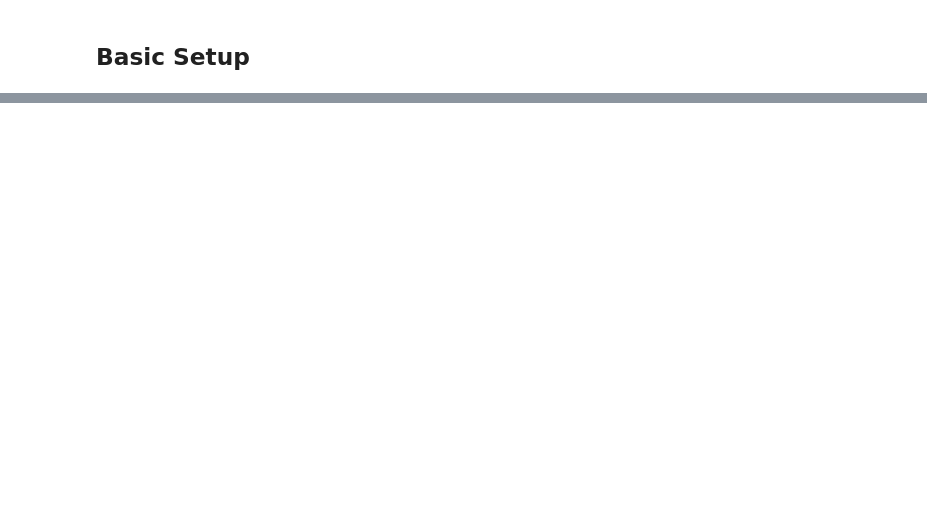
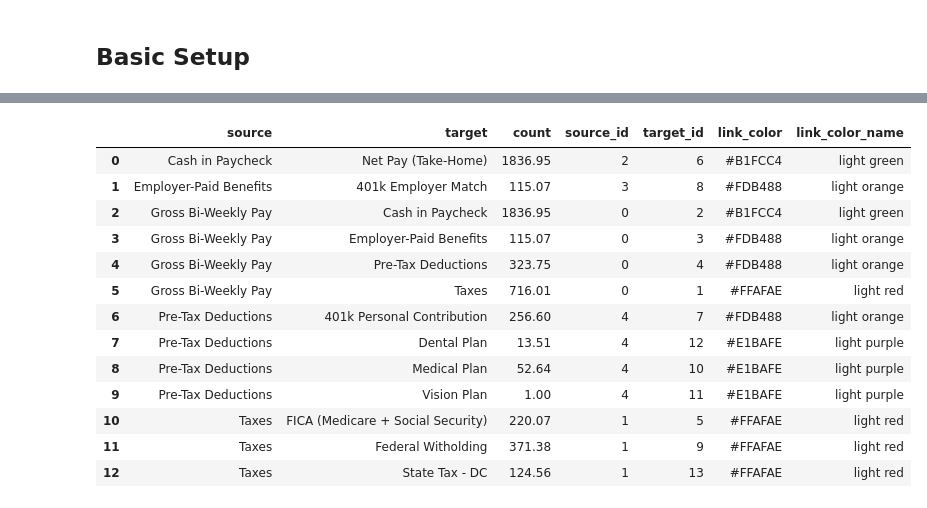
Before and after one commit to pmaji/data-science-toolkit, a Jupyter notebook: eda-and-visualization/sankey_charts.ipynb, the cells around one changed output, grey strips where cells are left out. Saved outputs shown, nothing was run; the diff lists cells and outputs as text; code cells hidden in the pictures; blank space fills up the shorter version.

```diff
--- a/eda-and-visualization/sankey_charts.ipynb
+++ b/eda-and-visualization/sankey_charts.ipynb
@@ -419,0 +36,3 @@ comparative_radar_builder(9,30)
+# %%
+# read in tabular data saved to CSV from excel, in tidy format
+base_data = pd.read_csv(filepath_or_buffer = './data/dc_paycheck_sankey_basedata.csv')
@@ -419,0 +329,18 @@ comparative_radar_builder(9,30)
+# %%
+# final look at df; it's now ready to make the figure!
+source_target_df
+# %% [output]
+|  | source | target | count | source_id | target_id | link_color | link_color_name |
+| 0 | Cash in Paycheck | Net Pay (Take-Home) | 1836.95 | 2 | 6 | #B1FCC4 | light green |
+| 1 | Employer-Paid Benefits | 401k Employer Match | 115.07 | 3 | 8 | #FDB488 | light orange |
+| 2 | Gross Bi-Weekly Pay | Cash in Paycheck | 1836.95 | 0 | 2 | #B1FCC4 | light green |
+| 3 | Gross Bi-Weekly Pay | Employer-Paid Benefits | 115.07 | 0 | 3 | #FDB488 | light orange |
+| 4 | Gross Bi-Weekly Pay | Pre-Tax Deductions | 323.75 | 0 | 4 | #FDB488 | light orange |
+| 5 | Gross Bi-Weekly Pay | Taxes | 716.01 | 0 | 1 | #FFAFAE | light red |
+| 6 | Pre-Tax Deductions | 401k Personal Contribution | 256.60 | 4 | 7 | #FDB488 | light orange |
+| 7 | Pre-Tax Deductions | Dental Plan | 13.51 | 4 | 12 | #E1BAFE | light purple |
+| 8 | Pre-Tax Deductions | Medical Plan | 52.64 | 4 | 10 | #E1BAFE | light purple |
+| 9 | Pre-Tax Deductions | Vision Plan | 1.00 | 4 | 11 | #E1BAFE | light purple |
+| 10 | Taxes | FICA (Medicare + Social Security) | 220.07 | 1 | 5 | #FFAFAE | light red |
+| 11 | Taxes | Federal Witholding | 371.38 | 1 | 9 | #FFAFAE | light red |
+| 12 | Taxes | State Tax - DC | 124.56 | 1 | 13 | #FFAFAE | light red |
```
Also changed, not shown: parts of 39 cells of this notebook, 2 other files.
